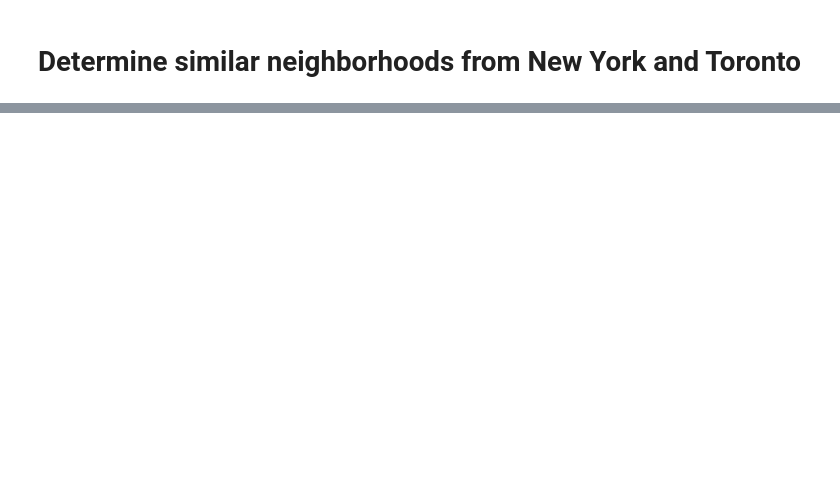
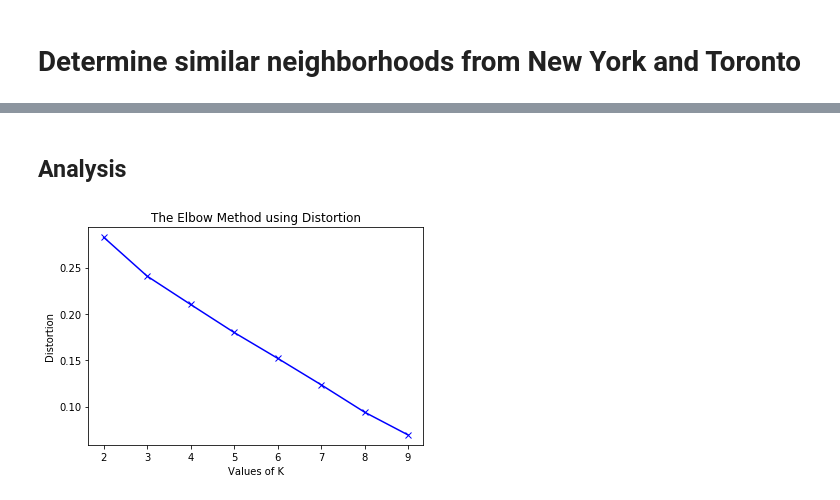
Before and after one commit to Cass-Li/Coursera_Capstone, a Jupyter notebook: Capstone Project.ipynb, the cells around one changed output, grey strips where cells are left out. Saved outputs shown, nothing was run; the diff lists cells and outputs as text; code cells hidden in the pictures; blank space fills up the shorter version.

```diff
--- a/Capstone Project.ipynb
+++ b/Capstone Project.ipynb
@@ -15,0 +351,3 @@ The venues data will cont
+# %%
+ny_mean = ny_borough.groupby('Borough').mean().reset_index()
+ny_mean
@@ -15,0 +364,4 @@ The venues data will cont
+# %%
+borough = pd.concat([ny_mean, trt_mean],sort=False)
+borough.fillna(0,inplace=True)
+borough.reset_index(drop=True)
@@ -15,0 +394,35 @@ The venues data will cont
+# %% [markdown]
+## Analysis <a name="Analysis"></a>
+# %%
+borough_mean = borough.drop('Borough', axis =1)
+# %%
+from sklearn.cluster import KMeans
+from sklearn import metrics
+from scipy.spatial.distance import cdist
+import numpy as np
+import matplotlib.pyplot as plt
+distortions = []
+inertias = []
+mapping1 = {}
+mapping2 = {}
+K = range(2,10)
+
+for k in K:
+    #Building and fitting the model
+    kmeanModel = KMeans(n_clusters=k).fit(borough_mean)
+
+    distortions.append(sum(np.min(cdist(borough_mean, kmeanModel.cluster_centers_,
+                      'euclidean'),axis=1)) / borough_mean.shape[0])
+    inertias.append(kmeanModel.inertia_)
+
+    mapping1[k] = sum(np.min(cdist(borough_mean, kmeanModel.cluster_centers_,
+                 'euclidean'),axis=1)) / borough_mean.shape[0]
+    mapping2[k] = kmeanModel.inertia_
+# %%
+plt.plot(K, distortions, 'bx-')
+plt.xlabel('Values of K')
+plt.ylabel('Distortion')
+plt.title('The Elbow Method using Distortion')
+plt.show()
+# %% [output]
+[figure, added]
```
Also changed, not shown: parts of 56 cells of this notebook.
